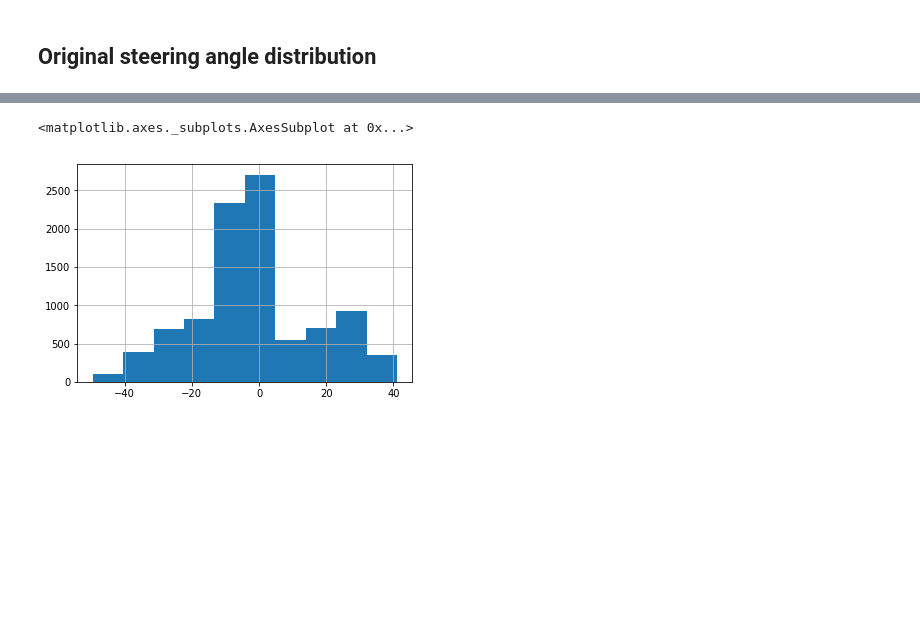
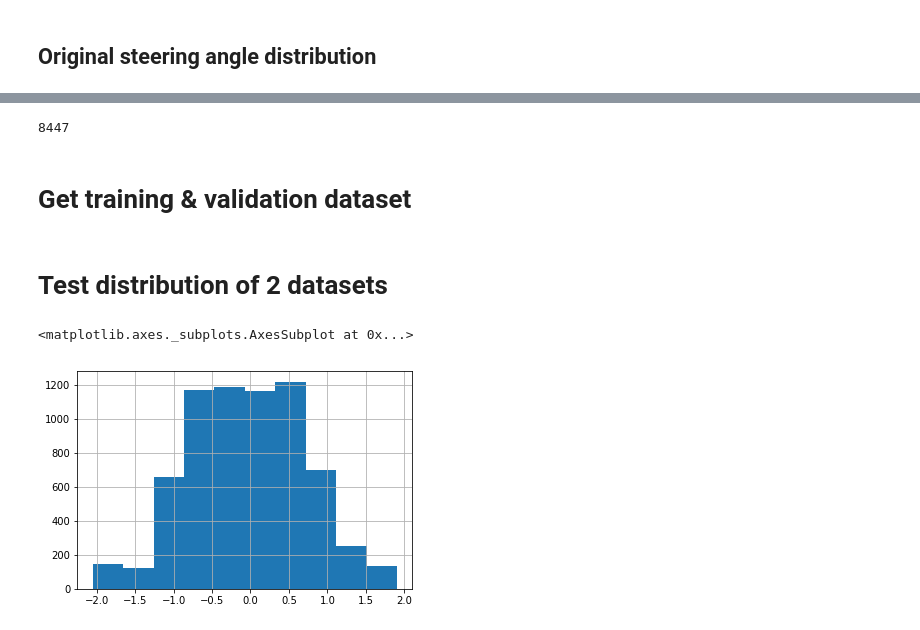
Before and after one commit to quan-dao/ECN-E2E, a Jupyter notebook: data/e2e_data_preparation.ipynb, the cells around one changed output, grey strips where cells are left out. Saved outputs shown, nothing was run; the diff lists cells and outputs as text; code cells hidden in the pictures; blank space fills up the shorter version.

```diff
--- a/data/e2e_data_preparation.ipynb
+++ b/data/e2e_data_preparation.ipynb
@@ -65,0 +97,6 @@ df.loc[df.keep].to_csv('ch2_train_center_cam.csv')
+# %%
+len(new_df)
+# %% [output]
+8447
+# %% [markdown]
+# Get training & validation dataset
@@ -66,6 +109,8 @@ df.loc[df.keep].to_csv('ch2_train_center_cam.csv')
+# %% [markdown]
+# Test distribution of 2 datasets
 # %%
-test_df = pd.read_csv('ch2_train_center_cam.csv')
+test_df = pd.read_csv('ch2_training.csv')
 test_df.angle.hist()
 # %% [output]
 <matplotlib.axes._subplots.AxesSubplot at 0x...>
-[figure, old version]
+[figure, new version]
```
Also changed, not shown: parts of 18 cells of this notebook, 1 other file.
